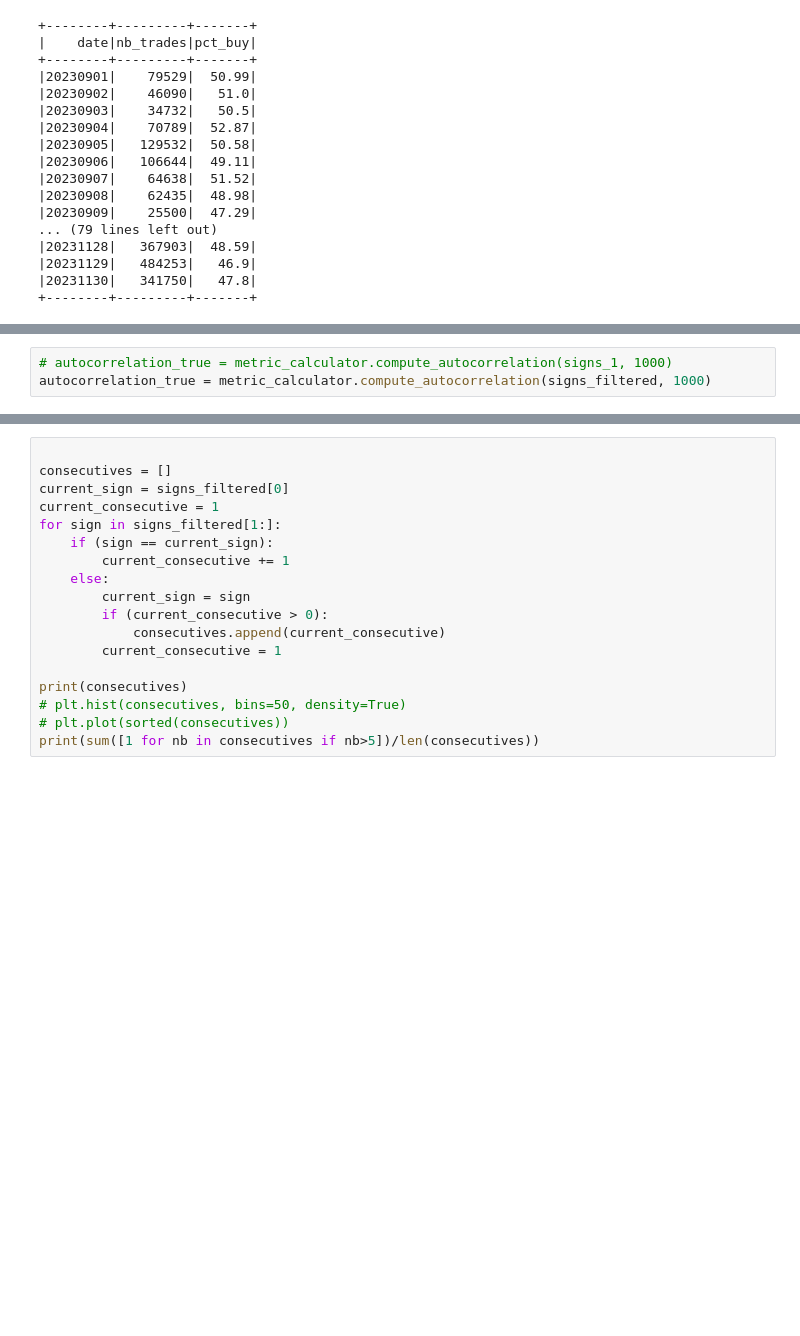
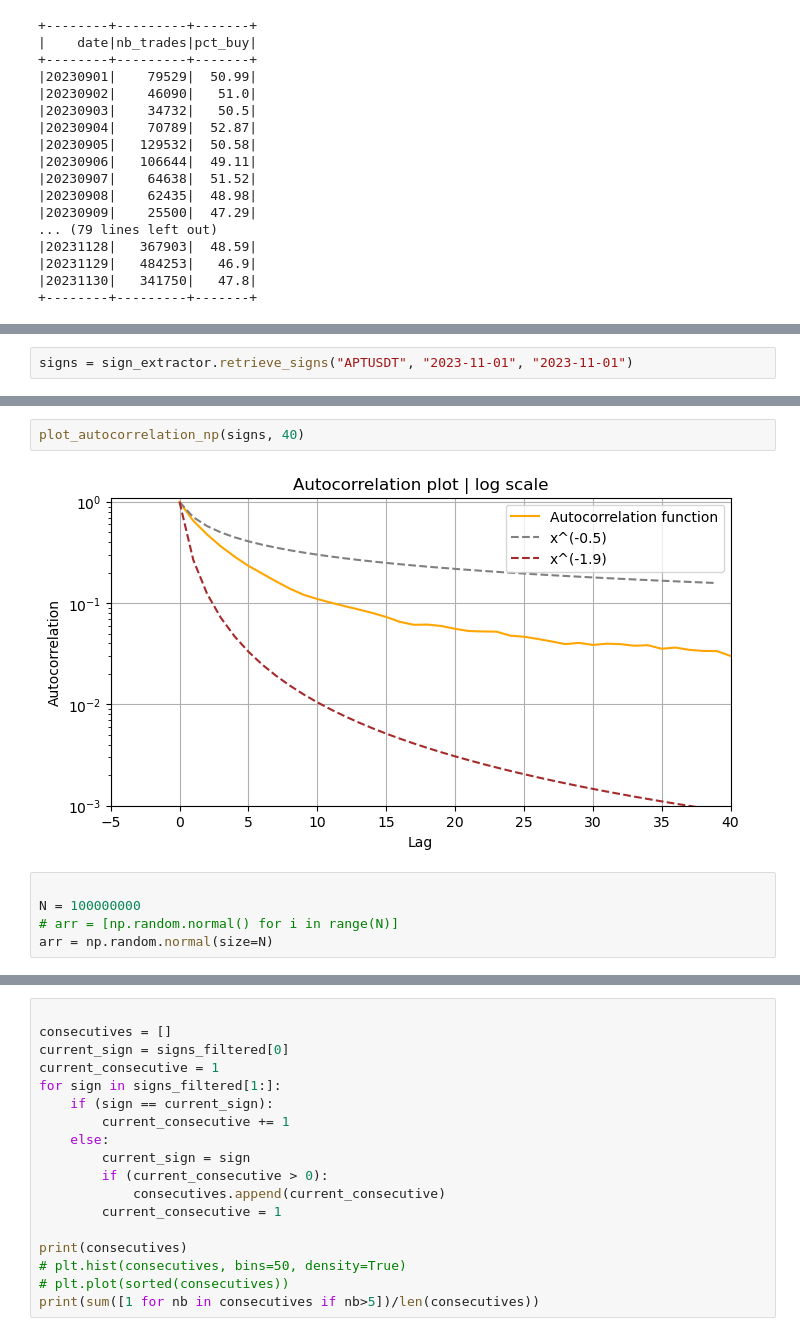
Before and after one commit to MartinGangand/tradeflow, a Jupyter notebook: trade_flow_modelling/src/data_analysis.ipynb, the cells around one changed output, grey strips where cells are left out. Drawn from its saved outputs; the diff is of its cells as text; blank space fills up the shorter version.

```diff
--- a/trade_flow_modelling/src/data_analysis.ipynb
+++ b/trade_flow_modelling/src/data_analysis.ipynb
@@ -105,0 +98,2 @@ signs_filtered = utils.get_column_from_pyspark_df(data_filtered, "epsilon")
+# %%
+signs = sign_extractor.retrieve_signs("APTUSDT", "2023-11-01", "2023-11-01")
@@ -212,3 +136,9 @@ def f(l, gamma):
-# %%
-# autocorrelation_true = metric_calculator.compute_autocorrelation(signs_1, 1000)
-autocorrelation_true = metric_calculator.compute_autocorrelation(signs_filtered, 1000)
+# %%
+plot_autocorrelation_np(signs, 40)
+# %% [output]
+[figure, added]
+# %%
+
+N = 100000000
+# arr = [np.random.normal() for i in range(N)]
+arr = np.random.normal(size=N)
```
Also changed, not shown: parts of 19 cells of this notebook, 25 other files.
